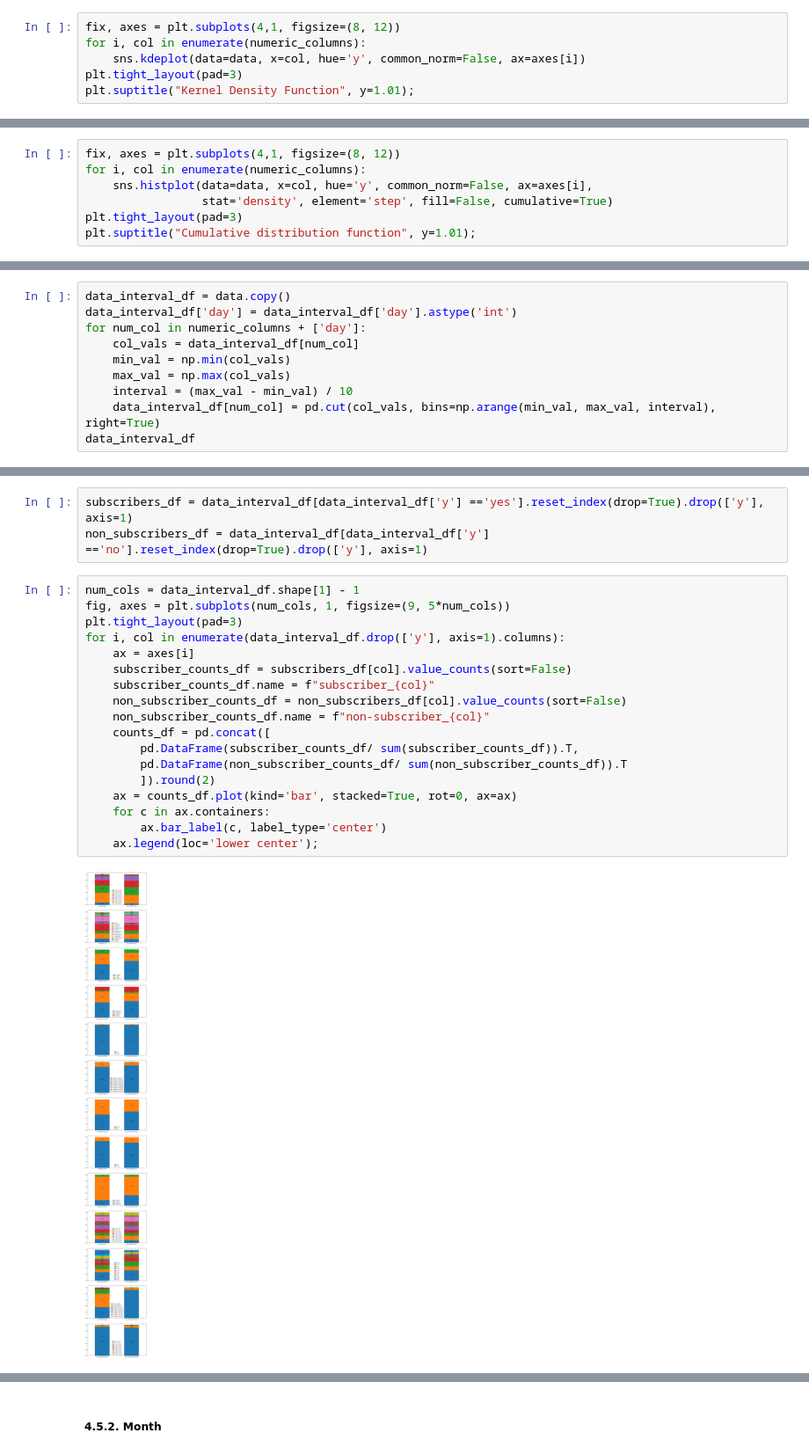
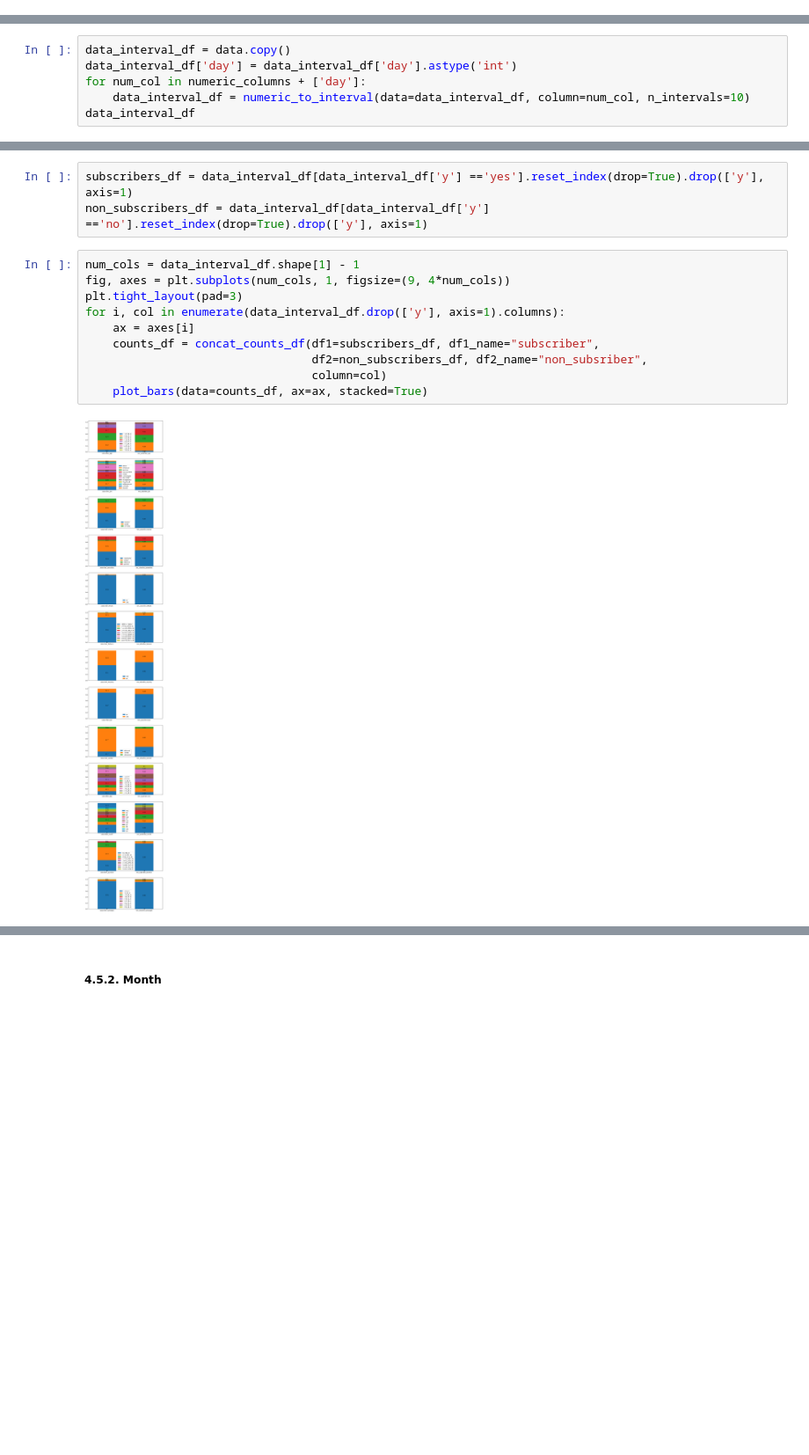
Before and after one commit to henryhyunwookim/Term-Deposit-Marketing, a Jupyter notebook: Term Deposit Marketing_v3.ipynb, the cells around one changed output, grey strips where cells are left out. Shown at 88% size. Drawn from its saved outputs; the diff is of its cells as text; blank space fills up the shorter version.

Commit message:
update functions

```diff
--- a/Term Deposit Marketing_v3.ipynb
+++ b/Term Deposit Marketing_v3.ipynb
@@ -271,6 +245,0 @@ for col in data.drop(["y"], axis=1).columns:
-# %%
-fix, axes = plt.subplots(4,1, figsize=(8, 12))
-for i, col in enumerate(numeric_columns):
-    sns.kdeplot(data=data, x=col, hue='y', common_norm=False, ax=axes[i])
-plt.tight_layout(pad=3)
-plt.suptitle("Kernel Density Function", y=1.01);
@@ -279,7 +245,0 @@ plt.suptitle("Kernel Density Function", y=1.01);
-# %%
-fix, axes = plt.subplots(4,1, figsize=(8, 12))
-for i, col in enumerate(numeric_columns):
-    sns.histplot(data=data, x=col, hue='y', common_norm=False, ax=axes[i],
-                 stat='density', element='step', fill=False, cumulative=True)
-plt.tight_layout(pad=3)
-plt.suptitle("Cumulative distribution function", y=1.01);
@@ -361,11 +320,7 @@ Convert numeric column values into intervals so that there will only be 10 inter
 data_interval_df = data.copy()
 data_interval_df['day'] = data_interval_df['day'].astype('int')
 for num_col in numeric_columns + ['day']:
-    col_vals = data_interval_df[num_col]
-    min_val = np.min(col_vals)
-    max_val = np.max(col_vals)
-    interval = (max_val - min_val) / 10
-    data_interval_df[num_col] = pd.cut(col_vals, bins=np.arange(min_val, max_val, interval), right=True)
+    data_interval_df = numeric_to_interval(data=data_interval_df, column=num_col, n_intervals=10)
 data_interval_df
 # %% [output]
 |  | age | job | marital | education | default | balance | housing | loan | contact | day | month | ... |
@@ -386,22 +343,14 @@ subscribers_df = data_interval_df[data_interval_df['y'] =='yes'].reset_index(dro
 non_subscribers_df = data_interval_df[data_interval_df['y'] =='no'].reset_index(drop=True).drop(['y'], axis=1)
 # %%
 num_cols = data_interval_df.shape[1] - 1
-fig, axes = plt.subplots(num_cols, 1, figsize=(9, 5*num_cols))
+fig, axes = plt.subplots(num_cols, 1, figsize=(9, 4*num_cols))
 plt.tight_layout(pad=3)
 for i, col in enumerate(data_interval_df.drop(['y'], axis=1).columns):
     ax = axes[i]
-    subscriber_counts_df = subscribers_df[col].value_counts(sort=False)
-    subscriber_counts_df.name = f"subscriber_{col}"
-    non_subscriber_counts_df = non_subscribers_df[col].value_counts(sort=False)
-    non_subscriber_counts_df.name = f"non-subscriber_{col}"
-    counts_df = pd.concat([
-        pd.DataFrame(subscriber_counts_df/ sum(subscriber_counts_df)).T,
-        pd.DataFrame(non_subscriber_counts_df/ sum(non_subscriber_counts_df)).T
-        ]).round(2)
-    ax = counts_df.plot(kind='bar', stacked=True, rot=0, ax=ax)
-    for c in ax.containers:
-        ax.bar_label(c, label_type='center')
-    ax.legend(loc='lower center');
+    counts_df = concat_counts_df(df1=subscribers_df, df1_name="subscriber",
+                                 df2=non_subscribers_df, df2_name="non_subsriber",
+                                 column=col)
+    plot_bars(data=counts_df, ax=ax, stacked=True)
 # %% [output]
-[figure, old version]
+[figure, new version]
 # %% [markdown]
```
Also changed, not shown: parts of 41 cells of this notebook, 3 other files.
